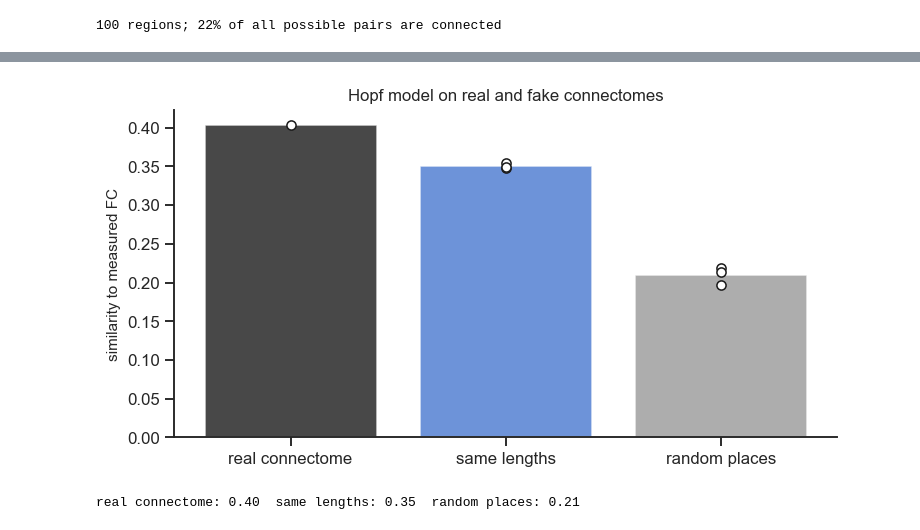
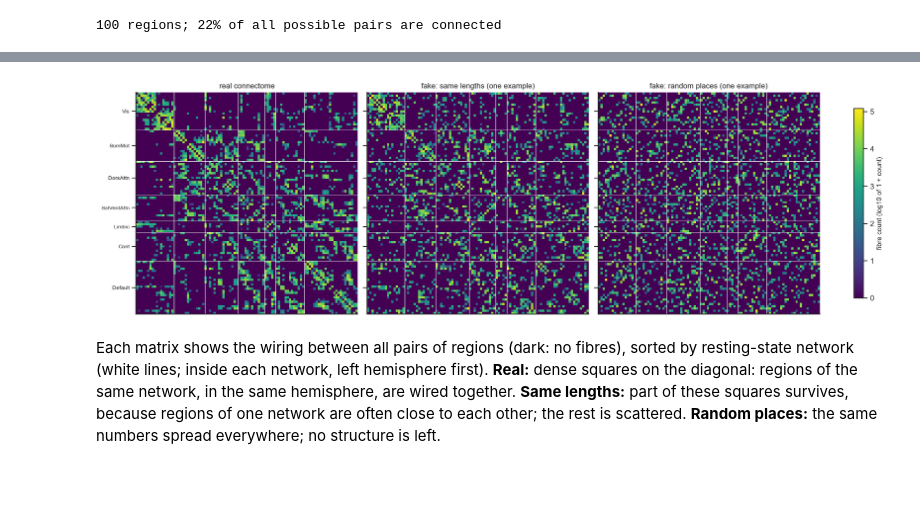
Before and after one commit to grabuffo/brain-modeling-course, a Jupyter notebook: notebooks/D2_C5_NB12_brain_wiring.ipynb, the cells around one changed output, grey strips where cells are left out. Saved outputs shown, nothing was run; the diff lists cells and outputs as text; code cells hidden in the pictures; blank space fills up the shorter version.

```diff
--- a/notebooks/D2_C5_NB12_brain_wiring.ipynb
+++ b/notebooks/D2_C5_NB12_brain_wiring.ipynb
@@ -114,20 +87,0 @@ inside groups compared with chance.
-# %%
-# @title Clustering and path length: brain vs randomly rewired copy; modules of the connectome
-A = (sc >= np.quantile(sc[u][sc[u] > 0], 0.6)).astype(int); np.fill_diagonal(A, 0)
-Gb = nx.from_numpy_array(A)
-Gr = Gb.copy(); nx.double_edge_swap(Gr, nswap=5 * Gb.number_of_edges(), max_tries=10**6, seed=1)   # same degrees, random wiring
-C = [nx.average_clustering(g) for g in (Gb, Gr)]
-L = [nx.average_shortest_path_length(g) for g in (Gb, Gr)]
-modules = nx.community.louvain_communities(nx.from_numpy_array(np.log1p(sc)), seed=1)
-module_of = np.zeros(100, int)
-for k, m in enumerate(modules): module_of[list(m)] = k
-MODCOL = plt.cm.Set2(np.arange(len(modules)))
-
-fig, ax = plt.subplots(1, 3, figsize=(13, 4.3), gridspec_kw=dict(width_ratios=[0.6, 0.6, 1.2]))
-ax[0].bar(["brain", "random"], C, color=["C0", "0.6"]); ax[0].set(ylabel="clustering", title="segregation: much higher")
-ax[1].bar(["brain", "random"], L, color=["C0", "0.6"]); ax[1].set(ylabel="path length (steps)", title="integration: almost as short")
-brain(ax[2], MODCOL[module_of], cmap=None, title=f"the {len(modules)} modules of the connectome")
-for k in range(len(modules)): ax[2].plot([], [], "o", c=MODCOL[k], label=f"module {k + 1}")
-ax[2].legend(fontsize=7, loc="center left", bbox_to_anchor=(1.0, 0.5))
-plt.tight_layout(); plt.show()
-print(f"clustering: brain {C[0]:.2f}, random {C[1]:.2f};  path length: brain {L[0]:.2f}, random {L[1]:.2f} steps")
@@ -157,38 +119,47 @@ Three fakes of each kind (dots).
 # %%
 # @title Fake connectomes in the same Hopf model (a few seconds)
 pairs = connectome.homotopic_pairs("schaefer100", labels)
 def as_model_input(M):                                             # scaling and mirror links exactly as in NB10
     M = M / M.sum(1).max()
     for k, j in pairs: M[k, j] += 0.5; M[j, k] += 0.5
     return M
 
 def fit(M, G=2.0, a=-0.1):
     F = np.mean([np.corrcoef(wholebrain.hopf_network(as_model_input(M), G, a=a, T=1200, TR=2.0, seed=s)[1].T) for s in range(2)], 0)
     return similarity(F, fc)
 
 def from_upper(w):
     M = np.zeros((100, 100)); M[u] = w; return M + M.T
 
 def random_places(M, rng):
     return from_upper(rng.permutation(M[u]))
 
 def same_lengths(M, rng, n_bins=20):
     w = M[u].copy(); edges = np.quantile(d, np.linspace(0, 1, n_bins + 1))
     for lo, hi in zip(edges[:-1], edges[1:]):
         m = (d >= lo) & (d <= hi); w[m] = rng.permutation(w[m])
     return from_upper(w)
 
 rng = np.random.default_rng(0)
-scores = {"real connectome": [fit(sc)],
-          "same lengths": [fit(same_lengths(sc, rng)) for _ in range(3)],
-          "random places": [fit(random_places(sc, rng)) for _ in range(3)]}
-fig, ax = plt.subplots(figsize=(7, 3.8))
-for k, (name, s) in enumerate(scores.items()):
-    ax.bar(k, np.mean(s), color=["k", "C0", "0.6"][k], alpha=0.8)
-    ax.plot(np.full(len(s), k), s, "o", c="w", mec="k", ms=6)
-ax.set_xticks(range(3), list(scores)); ax.set(ylabel="similarity to measured FC", title="Hopf model on real and fake connectomes")
-plt.tight_layout(); plt.show()
-print("  ".join(f"{k}: {np.mean(v):.2f}" for k, v in scores.items()))
+fakes = {"real connectome": [sc],
+         "same lengths": [same_lengths(sc, rng) for _ in range(3)],
+         "random places": [random_places(sc, rng) for _ in range(3)]}
+
+order = np.concatenate([np.where(net == n)[0] for n in NETS])     # regions sorted by network
+bounds = np.cumsum([np.sum(net == n) for n in NETS])
+fig, ax = plt.subplots(1, 3, figsize=(16, 5), layout="constrained")
+for a_, (name, Ms) in zip(ax, fakes.items()):
+    im = a_.imshow(np.log10(1 + Ms[0][np.ix_(order, order)]), cmap="viridis", vmin=0, vmax=np.log10(1 + sc.max()), interpolation="nearest")
+    for e in bounds[:-1] - 0.5: a_.axhline(e, c="w", lw=0.7); a_.axvline(e, c="w", lw=0.7)
+    a_.set_xticks([]); a_.set_yticks(np.r_[0, bounds[:-1]] + np.diff(np.r_[0, bounds]) / 2 - 0.5, NETS if a_ is ax[0] else [], fontsize=8)
+    a_.set_title(name if name == "real connectome" else f"fake: {name} (one example)")
+fig.colorbar(im, ax=ax, shrink=0.8, label="fibre count (log10 of 1 + count)")
+plt.show()
 # %% [output]
-[figure, old version]
+[figure, new version]
-real connectome: 0.40  same lengths: 0.35  random places: 0.21
+# %% [markdown]
+Each matrix shows the wiring between all pairs of regions (dark: no fibres), sorted by resting-state network (white
+lines; inside each network, left hemisphere first). **Real:** dense squares on the diagonal: regions of the same network,
+in the same hemisphere, are wired together. **Same lengths:** part of these squares survives, because regions of one
+network are often close to each other; the rest is scattered. **Random places:** the same numbers spread everywhere;
+no structure is left.
```
Also changed, not shown: parts of 14 cells of this notebook, 11 other files.
